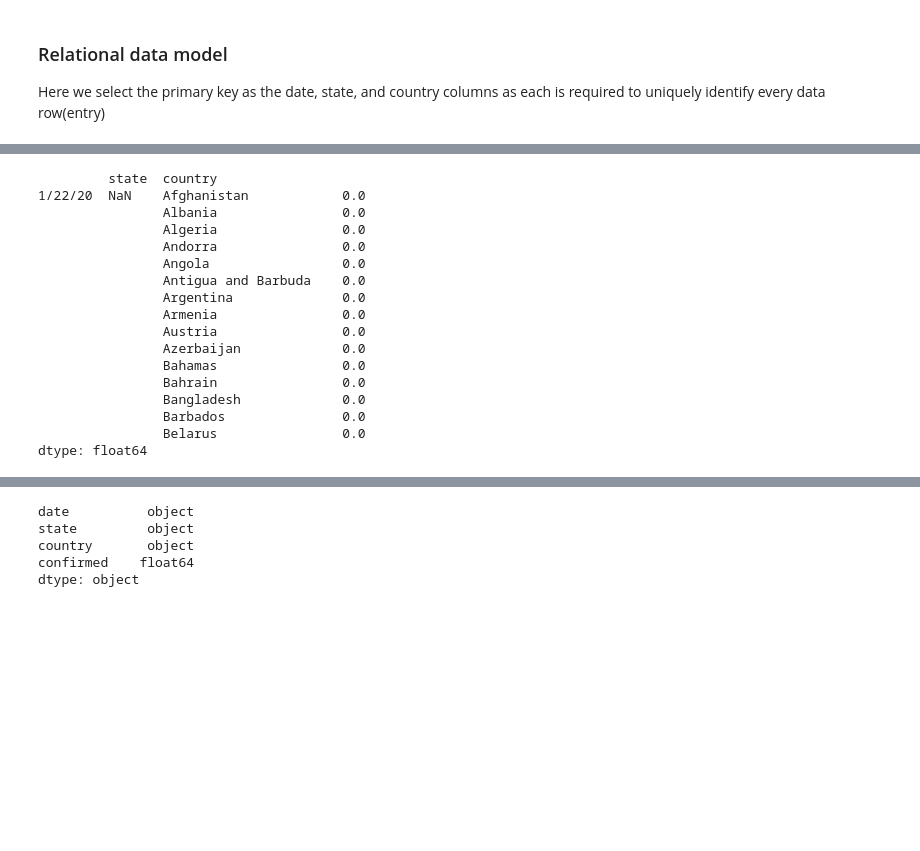
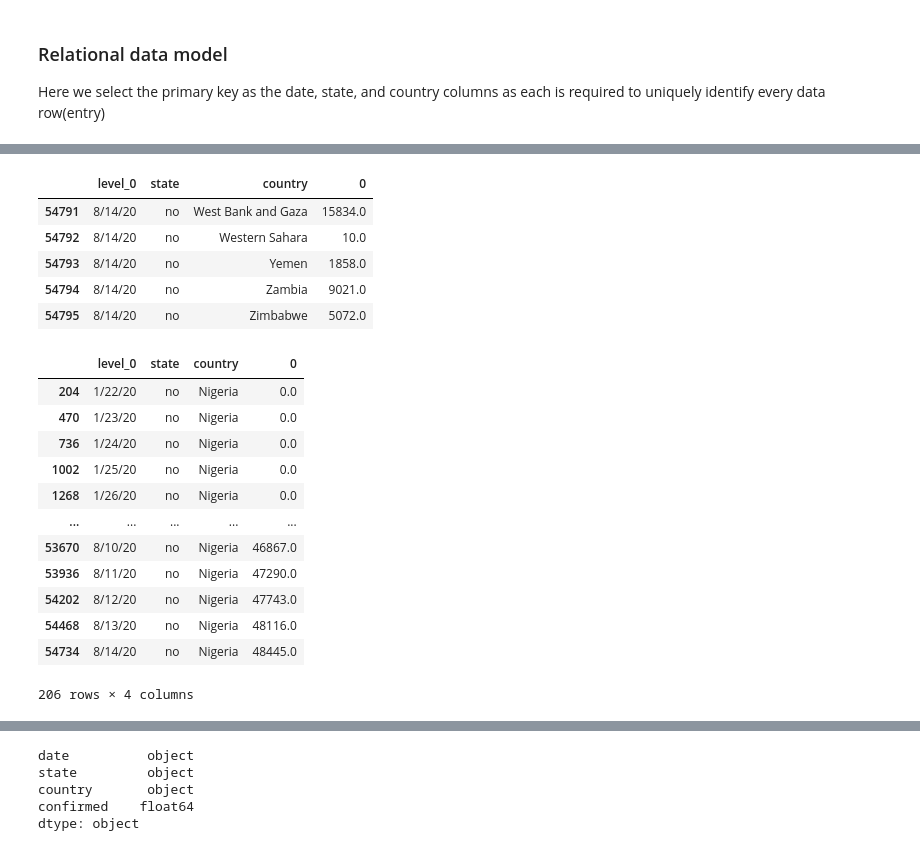
Before and after one commit to Faaizz/codiv_19_analysis, a Jupyter notebook: notebooks/Data_Preparation.ipynb, the cells around one changed output, grey strips where cells are left out. Cells and saved outputs as stored; diff of their text form; code cells hidden in the pictures; blank space fills up the shorter version.

```diff
--- a/notebooks/Data_Preparation.ipynb
+++ b/notebooks/Data_Preparation.ipynb
@@ -144,22 +152,11 @@ rel_fr.head()
 # %%
 # Stack the data by dates
-rel_fr= rel_fr.stack(["state", "country"])
-rel_fr.head(15)
+rel_fr= pd_base.stack(["state", "country"]).reset_index()
+rel_fr.tail()
 # %% [output]
-         state  country
-1/22/20  NaN    Afghanistan            0.0
-                Albania                0.0
-                Algeria                0.0
-                Andorra                0.0
-                Angola                 0.0
-                Antigua and Barbuda    0.0
-                Argentina              0.0
-                Armenia                0.0
-                Austria                0.0
-                Azerbaijan             0.0
-                Bahamas                0.0
-                Bahrain                0.0
-                Bangladesh             0.0
-                Barbados               0.0
-                Belarus                0.0
-dtype: float64
+|  | level_0 | state | country | 0 |
+| 54791 | 8/14/20 | no | West Bank and Gaza | 15834.0 |
+| 54792 | 8/14/20 | no | Western Sahara | 10.0 |
+| 54793 | 8/14/20 | no | Yemen | 1858.0 |
+| 54794 | 8/14/20 | no | Zambia | 9021.0 |
+| 54795 | 8/14/20 | no | Zimbabwe | 5072.0 |
@@ -169,3 +163,19 @@ rel_fr= rel_fr.reset_index()
+# %%
+rel_fr[rel_fr['country']== 'Nigeria']
+# %% [output]
+|  | level_0 | state | country | 0 |
+| 204 | 1/22/20 | no | Nigeria | 0.0 |
+| 470 | 1/23/20 | no | Nigeria | 0.0 |
+| 736 | 1/24/20 | no | Nigeria | 0.0 |
+| 1002 | 1/25/20 | no | Nigeria | 0.0 |
+| 1268 | 1/26/20 | no | Nigeria | 0.0 |
+| ... | ... | ... | ... | ... |
+| 53670 | 8/10/20 | no | Nigeria | 46867.0 |
+| 53936 | 8/11/20 | no | Nigeria | 47290.0 |
+| 54202 | 8/12/20 | no | Nigeria | 47743.0 |
+| 54468 | 8/13/20 | no | Nigeria | 48116.0 |
+| 54734 | 8/14/20 | no | Nigeria | 48445.0 |
+206 rows × 4 columns
 # %%
 # Set new column names
 rel_fr= rel_fr.rename(columns={"level_0": "date", 0:"confirmed"})
```
Also changed, not shown: parts of 11 cells of this notebook, 6 other files.
